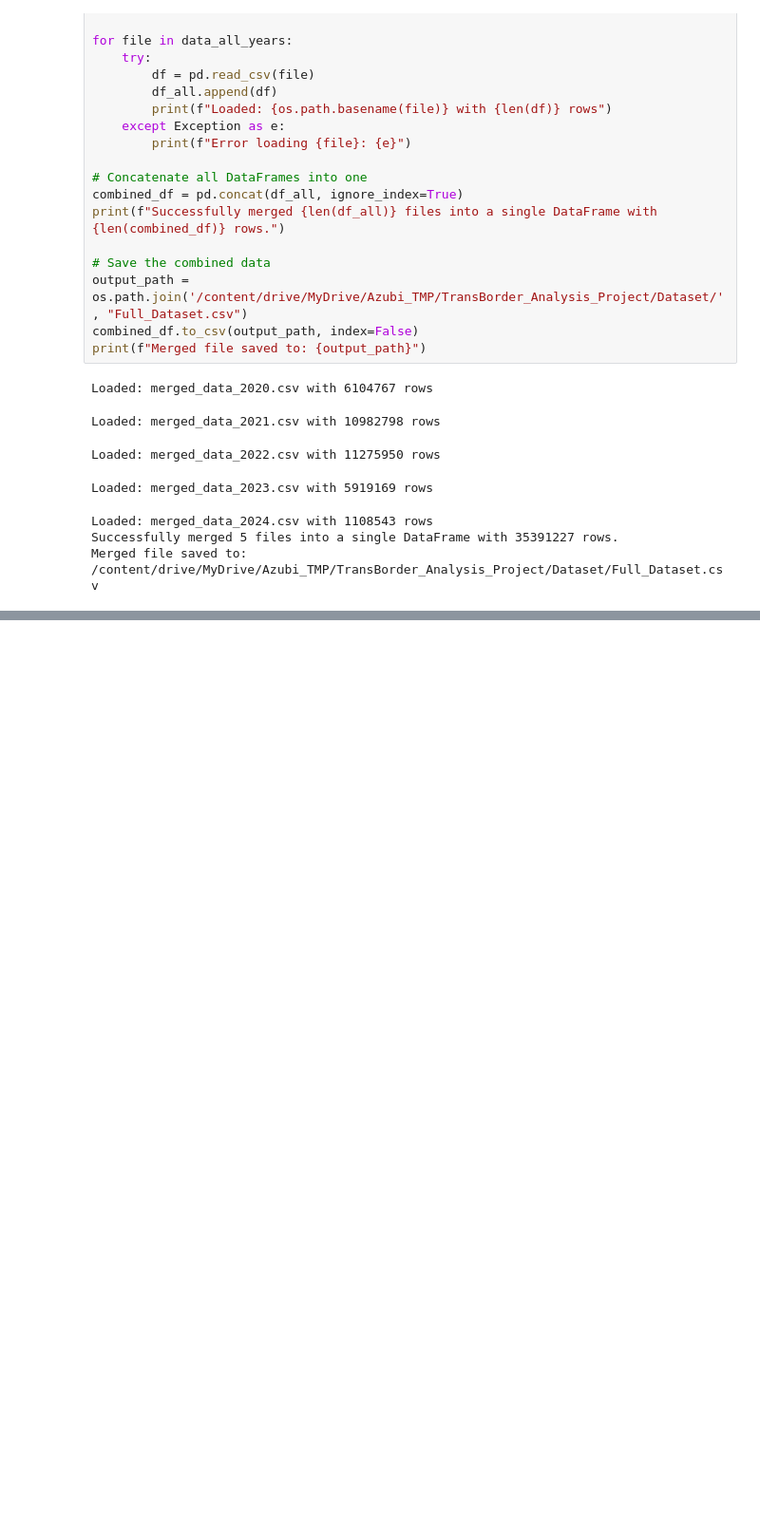
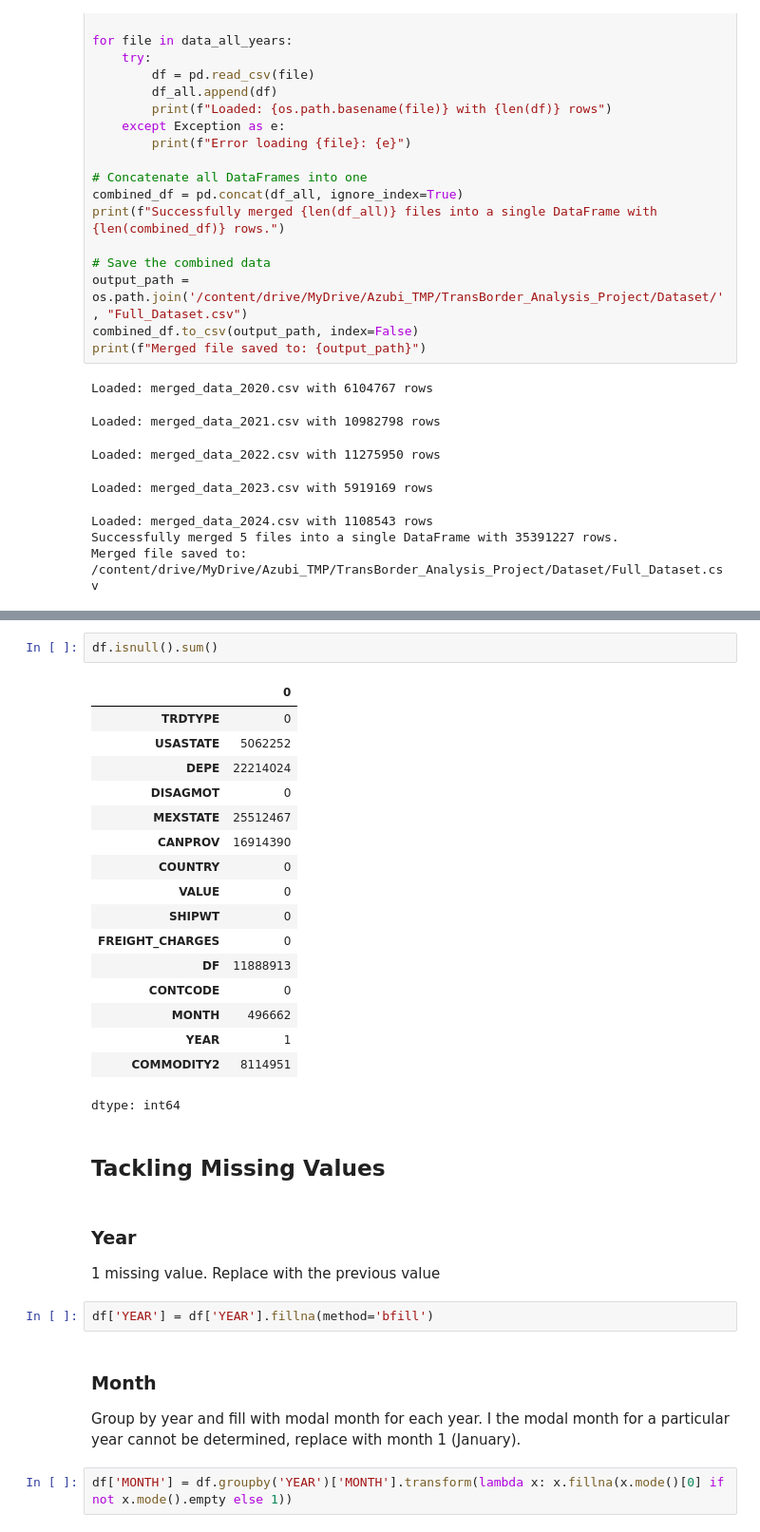
Before and after one commit to dspselorm/transborder-freight-analysis, a Jupyter notebook: TransBorder_Analysis_Project.ipynb, the cells around one changed output, grey strips where cells are left out. Shown at 95% size. Drawn from its saved outputs; the diff is of its cells as text; blank space fills up the shorter version.

Commit message:
Filled null values in Month, Year and Commodity2 Columns

```diff
--- a/TransBorder_Analysis_Project.ipynb
+++ b/TransBorder_Analysis_Project.ipynb
@@ -410,0 +435,32 @@ df.head()
+# %%
+df.isnull().sum()
+# %% [output]
+|  | 0 |
+| TRDTYPE | 0 |
+| USASTATE | 5062252 |
+| DEPE | 22214024 |
+| DISAGMOT | 0 |
+| MEXSTATE | 25512467 |
+| CANPROV | 16914390 |
+| COUNTRY | 0 |
+| VALUE | 0 |
+| SHIPWT | 0 |
+| FREIGHT_CHARGES | 0 |
+| DF | 11888913 |
+| CONTCODE | 0 |
+| MONTH | 496662 |
+| YEAR | 1 |
+| COMMODITY2 | 8114951 |
+dtype: int64
+# %% [markdown]
+## **Tackling Missing Values**
+# %% [markdown]
+### **Year**
+1 missing value. Replace with the previous value
+# %%
+df['YEAR'] = df['YEAR'].fillna(method='bfill')
+# %% [markdown]
+### **Month**
+Group by year and fill with modal month for each year. I the modal month for a particular year cannot be determined, replace with month 1 (January).
+# %%
+df['MONTH'] = df.groupby('YEAR')['MONTH'].transform(lambda x: x.fillna(x.mode()[0] if not x.mode().empty else 1))
```
Also changed, not shown: parts of 6 cells of this notebook.
